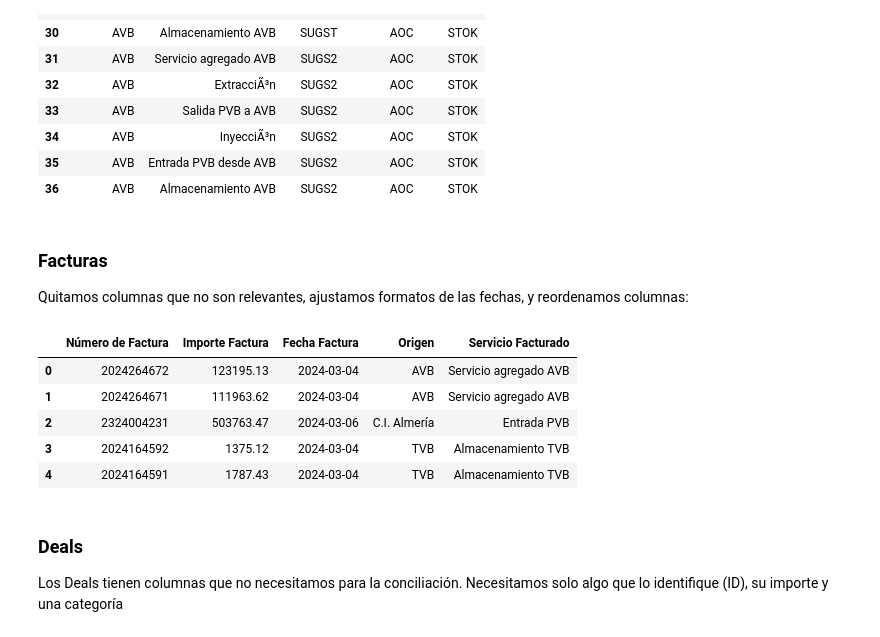
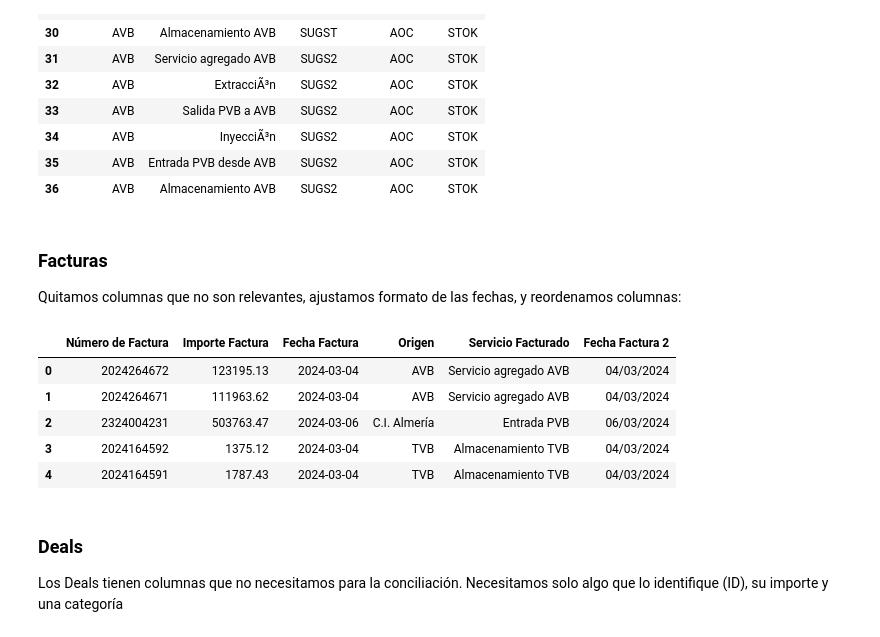
Before and after one commit to kikekzm/Data-Projects, a Jupyter notebook: ENGIE-Caso/Caso_Engie.ipynb, the cells around one changed output. Cells and saved outputs as stored; diff of their text form; code cells hidden in the pictures.

Commit message:
comparar con facturas

```diff
--- a/ENGIE-Caso/Caso_Engie.ipynb
+++ b/ENGIE-Caso/Caso_Engie.ipynb
@@ -69,27 +56,27 @@ mapping_df.head(100)
 | 36 | AVB | Almacenamiento AVB | SUGS2 | AOC | STOK |
 # %% [markdown]
 ### Facturas
-Quitamos columnas que no son relevantes, ajustamos formatos de las fechas, y reordenamos columnas:
+Quitamos columnas que no son relevantes, ajustamos formato de las fechas, y reordenamos columnas:
 # %%
 mapping_df.rename(columns={'Servicio facturado': 'Servicio Facturado'}, inplace=True)
 
 facturas_new_df = facturas_df.loc[:, ['NumeroFactura', 'Importe', 'FechaFactura', 'Origen', 'ServicioFacturado']]
 
 facturas_new_df.rename(columns={'NumeroFactura': 'Número de Factura', 'Importe':'Importe Factura', 'FechaFactura':'Fecha Factura',
                                 'ServicioFacturado':'Servicio Facturado'}, inplace=True)
 
-facturas_new_df['Fecha Factura'] = pd.to_datetime(facturas_new_df['Fecha Factura'], dayfirst=True, format="%d/%m/%y")
+facturas_new_df['Fecha Factura'] = pd.to_datetime(facturas_new_df['Fecha Factura'], format="%d/%m/%y")
 
-#facturas_new_df['Fecha Factura 2'] = facturas_new_df['Fecha Factura'].dt.strftime('%d/%m/%Y')
+facturas_new_df['Fecha Factura 2'] = facturas_new_df['Fecha Factura'].dt.strftime('%d/%m/%Y') # con esto dejan de ser datetime64, pero es mejor para verlo directamente
 
 facturas_new_df.head()
 # %% [output]
-|  | Número de Factura | Importe Factura | Fecha Factura | Origen | Servicio Facturado |
-| 0 | 2024264672 | 123195.13 | 2024-03-04 | AVB | Servicio agregado AVB |
-| 1 | 2024264671 | 111963.62 | 2024-03-04 | AVB | Servicio agregado AVB |
-| 2 | 2324004231 | 503763.47 | 2024-03-06 | C.I. Almería | Entrada PVB |
-| 3 | 2024164592 | 1375.12 | 2024-03-04 | TVB | Almacenamiento TVB |
-| 4 | 2024164591 | 1787.43 | 2024-03-04 | TVB | Almacenamiento TVB |
+|  | Número de Factura | Importe Factura | Fecha Factura | Origen | Servicio Facturado | Fecha Factura 2 |
+| 0 | 2024264672 | 123195.13 | 2024-03-04 | AVB | Servicio agregado AVB | 04/03/2024 |
+| 1 | 2024264671 | 111963.62 | 2024-03-04 | AVB | Servicio agregado AVB | 04/03/2024 |
+| 2 | 2324004231 | 503763.47 | 2024-03-06 | C.I. Almería | Entrada PVB | 06/03/2024 |
+| 3 | 2024164592 | 1375.12 | 2024-03-04 | TVB | Almacenamiento TVB | 04/03/2024 |
+| 4 | 2024164591 | 1787.43 | 2024-03-04 | TVB | Almacenamiento TVB | 04/03/2024 |
 # %% [markdown]
 ### Deals
 Los Deals tienen columnas que no necesitamos para la conciliación. Necesitamos solo algo que lo identifique (ID), su importe y una categoría
```
Also changed, not shown: parts of 13 cells of this notebook.
